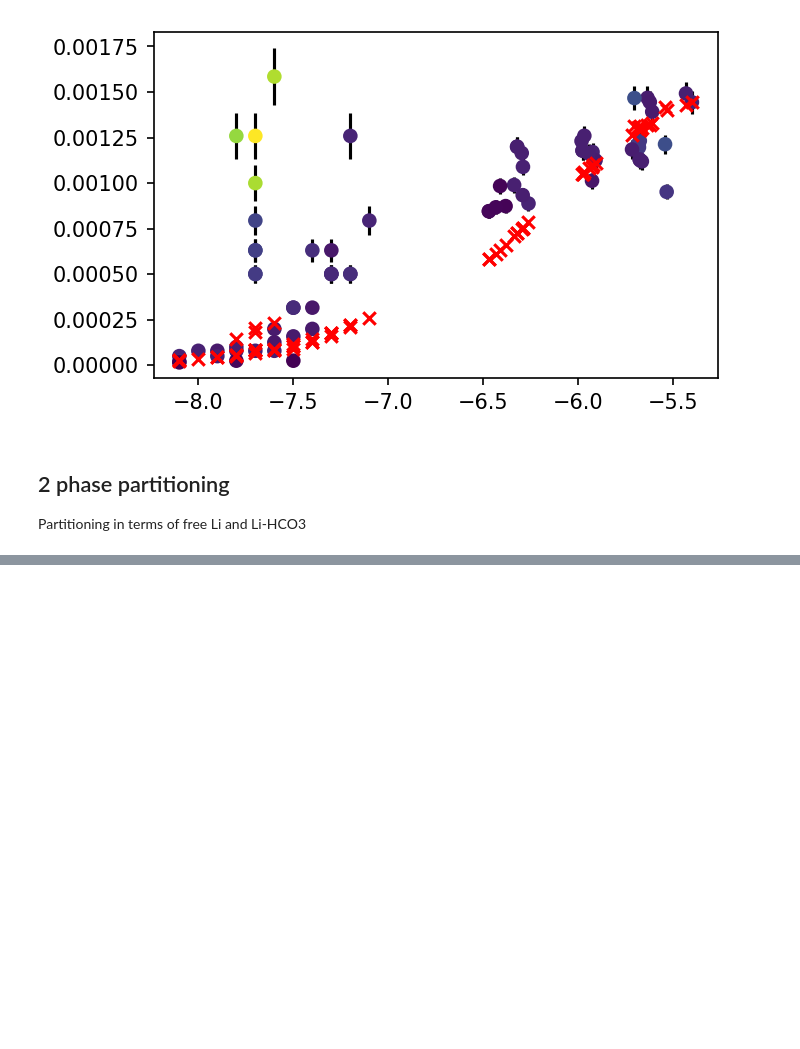
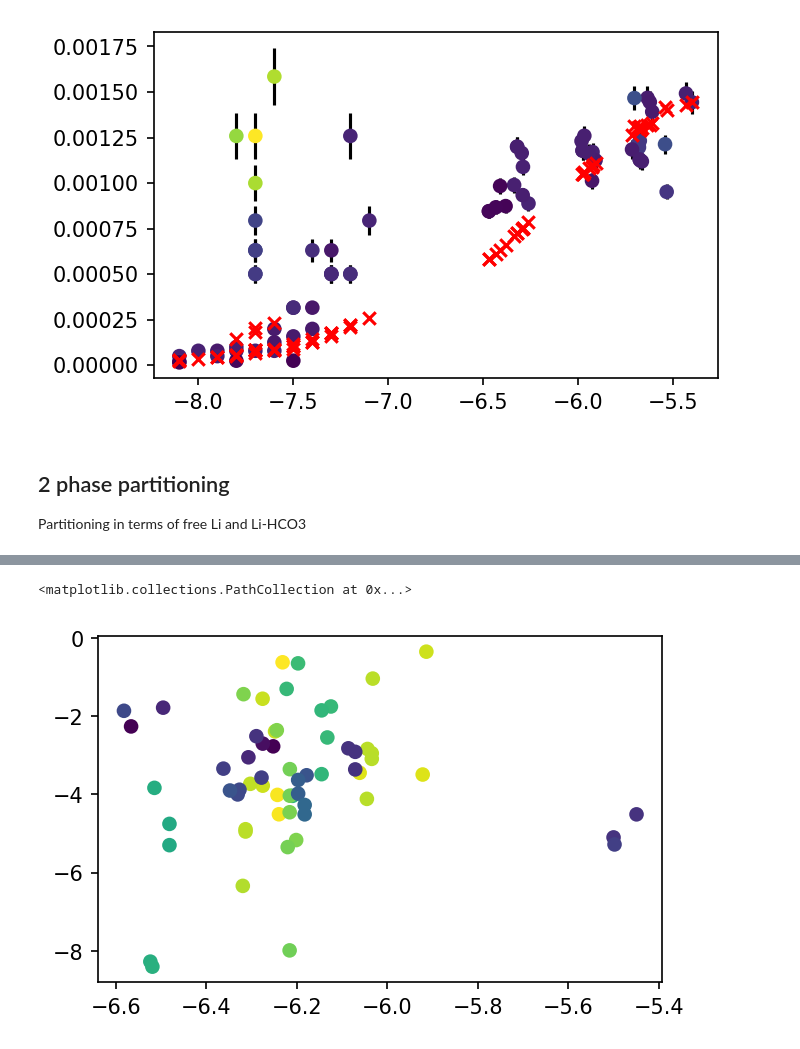
Before and after one commit to oscarbranson/supplementary, a Jupyter notebook: supplements/inorg_Li/03_Analysis.ipynb, the cells around one changed output, grey strips where cells are left out. Saved outputs shown, nothing was run; the diff lists cells and outputs as text; code cells hidden in the pictures; blank space fills up the shorter version.

```diff
--- a/supplements/inorg_Li/03_Analysis.ipynb
+++ b/supplements/inorg_Li/03_Analysis.ipynb
@@ -402,0 +423,7 @@ Partitioning in terms of free Li and Li-HCO3
+# %%
+plt.scatter(la_LiHCO3, e7Li, c=np.log10(Rp))
+
+# plt.scatter(df.llnl_LiHCO3.la_LiHCO3, nom(df.Li_isotopes_vs_fluid.epsilon_og))
+# %% [output]
+<matplotlib.collections.PathCollection at 0x...>
+[figure, added]
```
Also changed, not shown: parts of 9 cells of this notebook.
